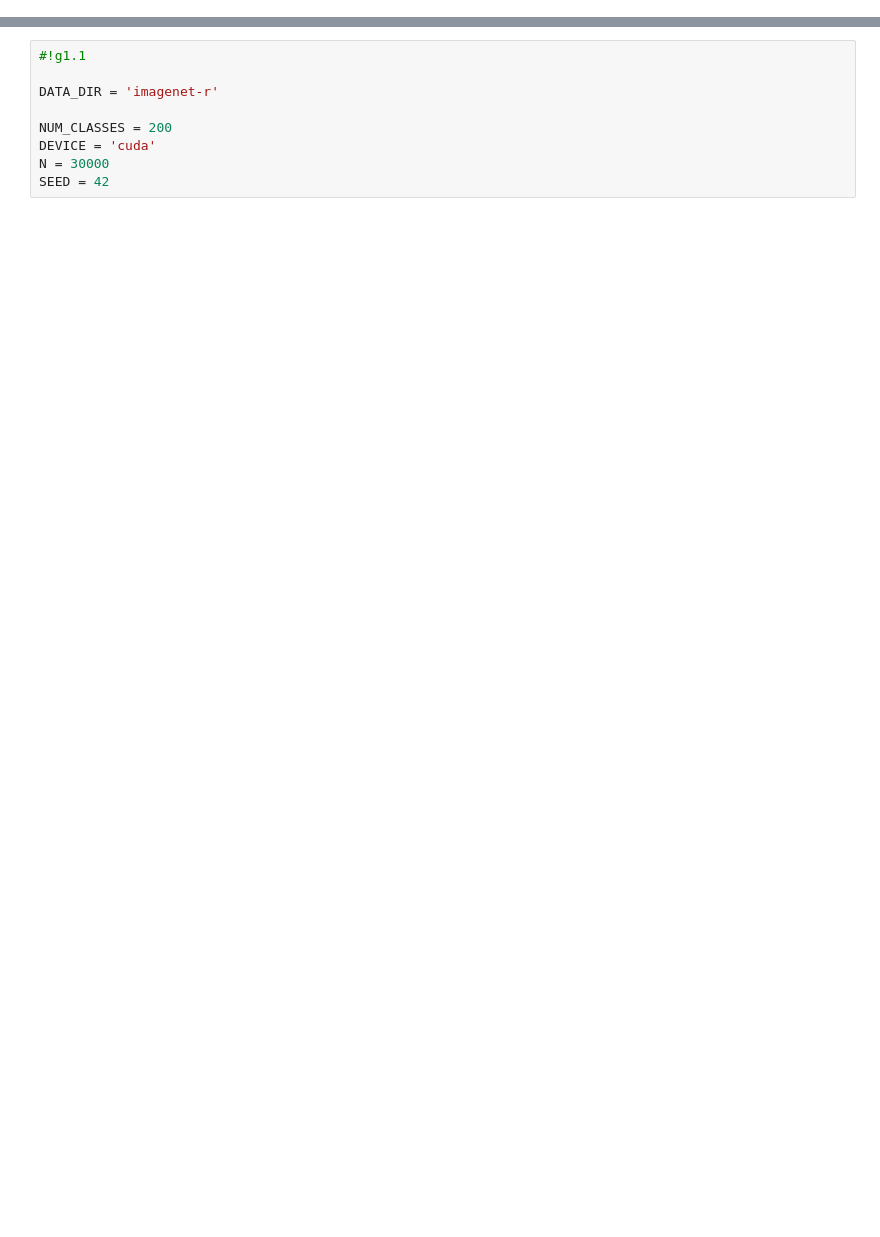
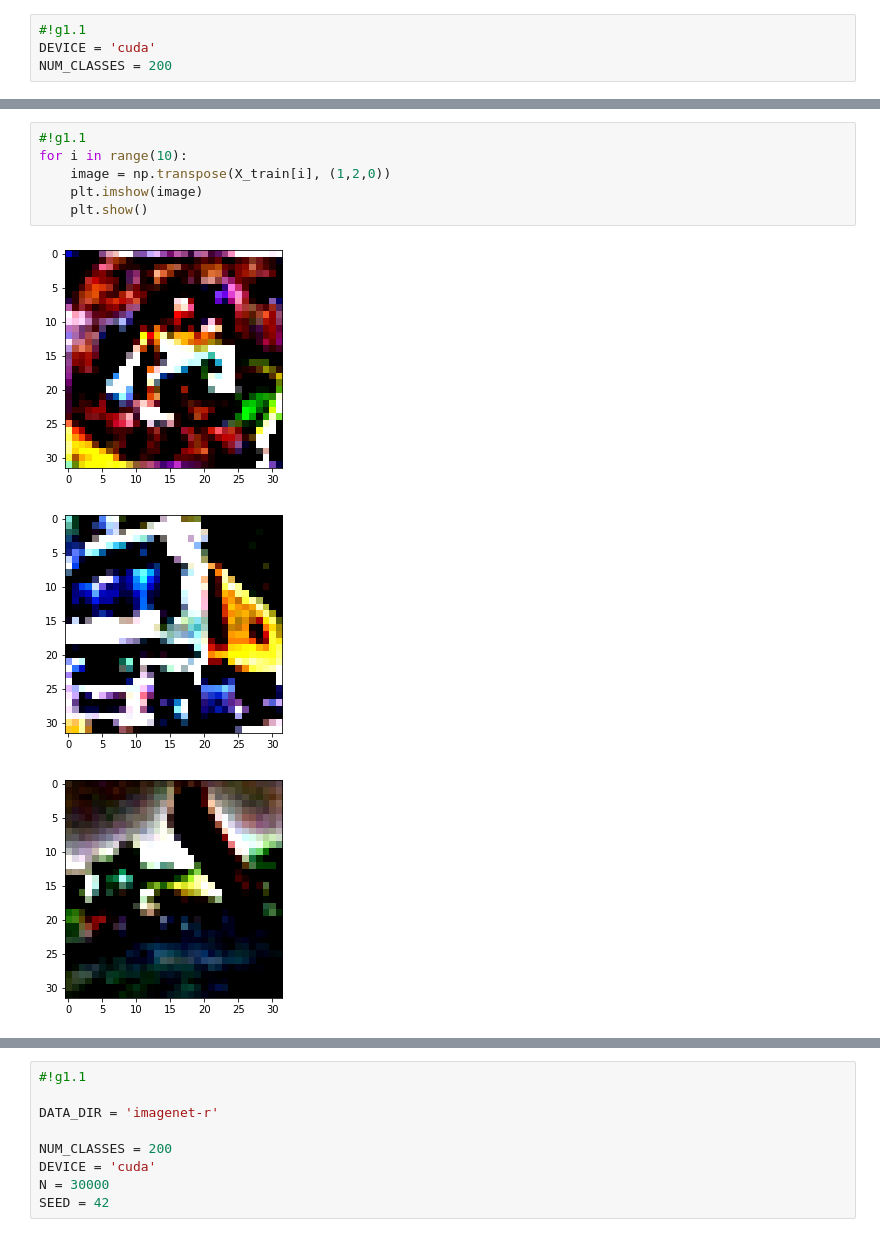
Before and after one commit to maxkvant/LinearizedNNs, a Jupyter notebook: notebooks/ZCA-imagenet-r.ipynb, the cells around one changed output, grey strips where cells are left out. Drawn from its saved outputs; the diff is of its cells as text; blank space fills up the shorter version.

```diff
--- a/notebooks/ZCA-imagenet-r.ipynb
+++ b/notebooks/ZCA-imagenet-r.ipynb
@@ -23,3 +27,7 @@ from linearized_nns.pytorch_impl import ClassifierTraining
 from linearized_nns.pytorch_impl.matrix_exp import matrix_exp, compute_exp_term
 from linearized_nns.pytorch_impl.nns.utils import to_one_hot, print_sizes
 from linearized_nns.from_neural_kernels import to_zca, CustomTensorDataset, get_cifar_zca
+# %%
+#!g1.1
+DEVICE = 'cuda'
+NUM_CLASSES = 200
@@ -25,0 +199,10 @@ from linearized_nns.from_neural_kernels import to_zca, CustomTensorDataset, get_
+# %%
+#!g1.1
+for i in range(10):
+    image = np.transpose(X_train[i], (1,2,0))
+    plt.imshow(image)
+    plt.show()
+# %% [output]
+[figure, added]
+[figure, added]
+[figure, added]
```
Also changed, not shown: parts of 48 cells of this notebook.
